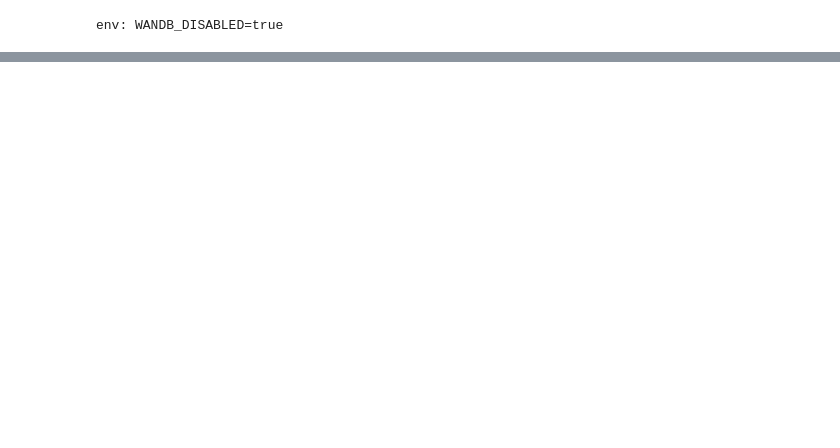
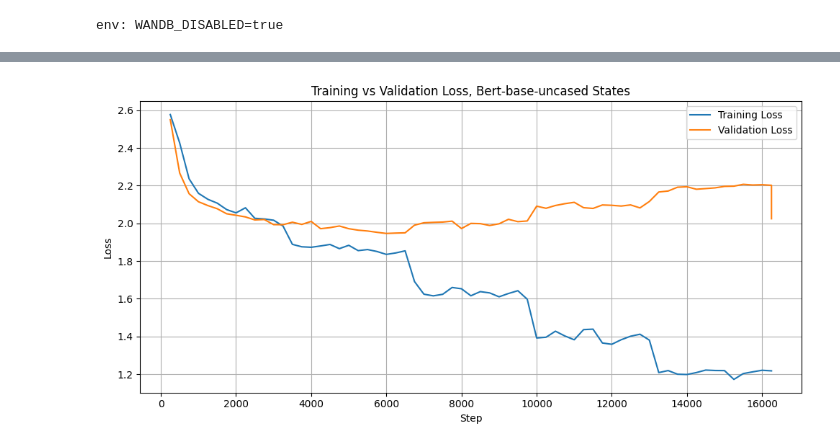
Before and after one commit to ZackCarlstrom/NLP-Project-Repo, a Jupyter notebook: BERT Pretraining & Evaluation.ipynb, the cells around one changed output, grey strips where cells are left out. Saved outputs shown, nothing was run; the diff lists cells and outputs as text; code cells hidden in the pictures; blank space fills up the shorter version.

```diff
--- a/BERT Pretraining & Evaluation.ipynb
+++ b/BERT Pretraining & Evaluation.ipynb
@@ -263,0 +548,20 @@ print(confusion_matrix(labels, preds))
+# %%
+# Mappings for labels to ids and id to labels
+# Needed for BERT fine-tuning and evaluation, model expects numeric labels
+labels = sorted(balancedStateDF["state"].unique())
+
+# Create mappings dynamically
+label2id = {label: i for i, label in enumerate(labels)}
+id2label = {i: label for label, i in label2id.items()}
+
+# Map labels to numeric IDs
+balancedStateDF["label"] = balancedStateDF["state"].map(label2id)
+
+# Sanity Check
+print(balancedStateDF.head())
+
+# Shuffle Data
+balancedStateDF = balancedStateDF.sample(frac=1, random_state=42).reset_index(drop=True)
+
+# Sanity Check
+print(balancedStateDF.head())
@@ -263,0 +745,25 @@ print(confusion_matrix(labels, preds))
+# %%
+import matplotlib.pyplot as plt
+
+# Get log history
+logs = trainer.state.log_history
+
+# Extract training and validation loss values
+train_loss = [log["loss"] for log in logs if "loss" in log]
+eval_loss = [log["eval_loss"] for log in logs if "eval_loss" in log]
+train_steps = [log["step"] for log in logs if "loss" in log]
+eval_steps = [log["step"] for log in logs if "eval_loss" in log]
+
+# Plot
+plt.figure(figsize=(10, 5))
+plt.plot(train_steps, train_loss, label="Training Loss")
+plt.plot(eval_steps, eval_loss, label="Validation Loss")
+plt.xlabel("Step")
+plt.ylabel("Loss")
+plt.title("Training vs Validation Loss, Bert-base-uncased States")
+plt.legend()
+plt.grid(True)
+plt.tight_layout()
+plt.show()
+# %% [output]
+[figure, added]
```
Also changed, not shown: parts of 26 cells of this notebook, 1 other file.
